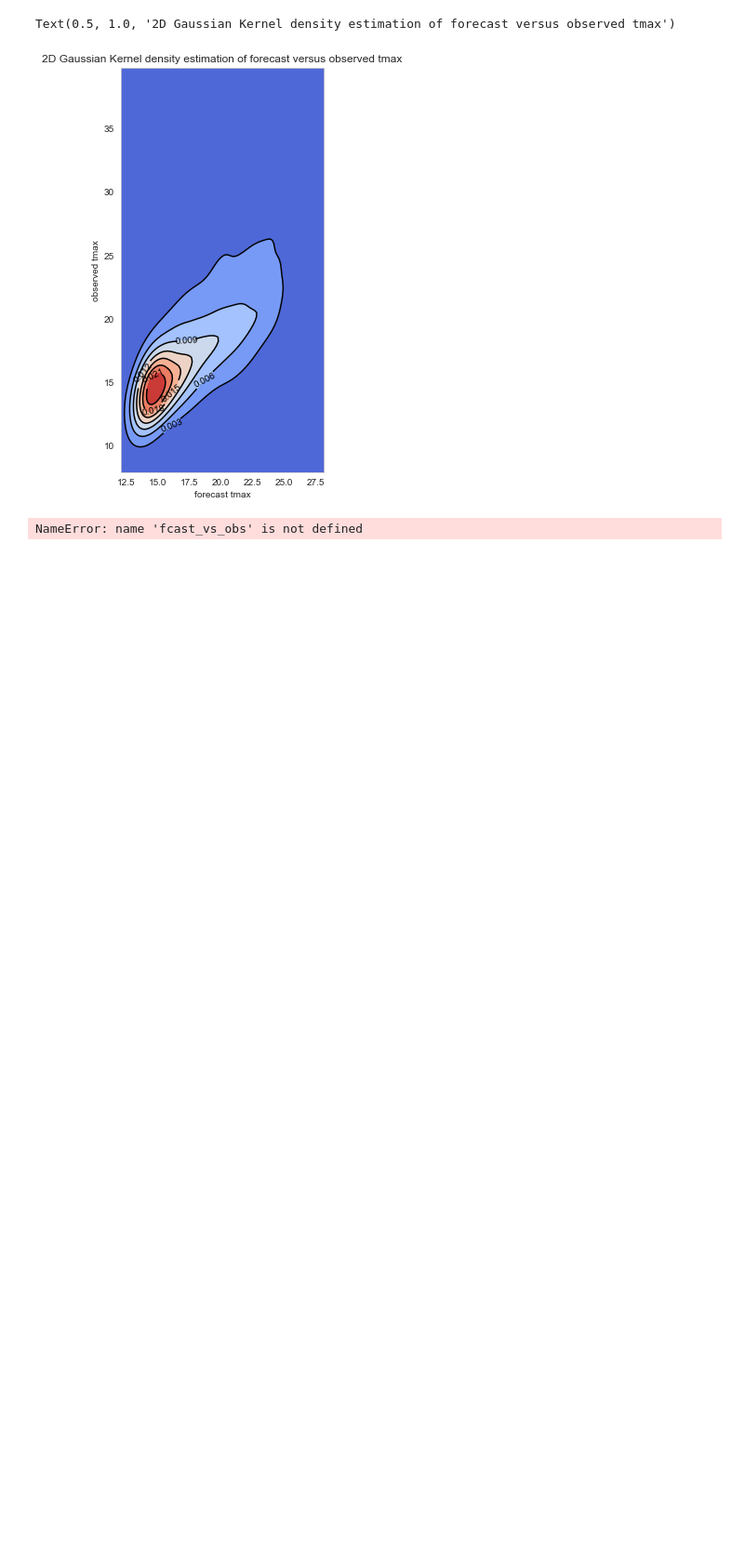
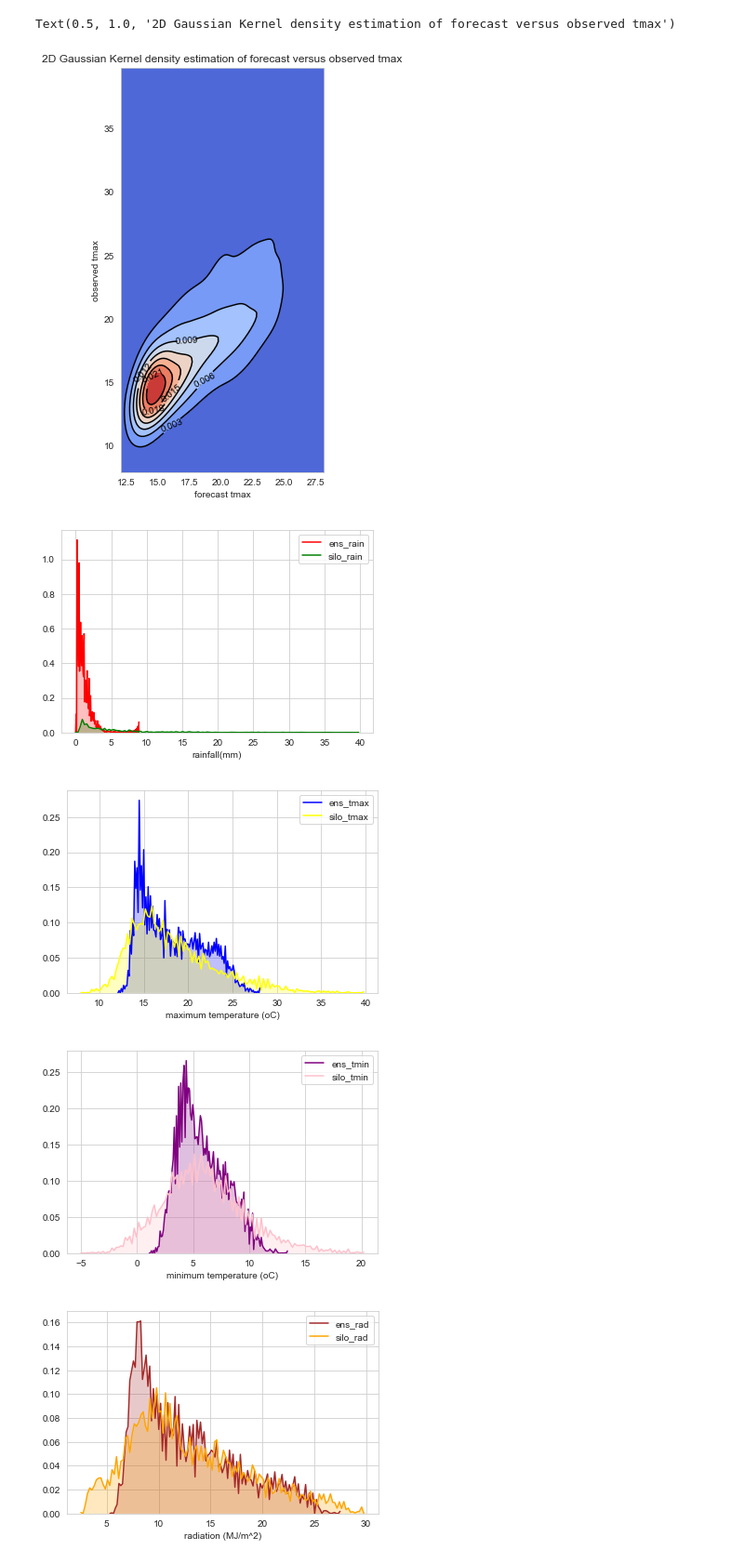
Before and after one commit to EvaZinkovsky/AgScoresWeatherAnalytics, a Jupyter notebook: scripts/EvasCode2.ipynb, the cells around one changed output. Shown at 93% size. Cells and saved outputs as stored; diff of their text form; code cells hidden in the pictures; blank space fills up the shorter version.

```diff
--- a/scripts/EvasCode2.ipynb
+++ b/scripts/EvasCode2.ipynb
@@ -364,7 +356,6 @@ silo216_df = silo216_df.drop(columns="month")
 silo216_df = silo216_df.drop(columns="day")
 silo216_df = silo216_df.drop(columns="year")
 silo216_df = silo216_df.drop(columns="DOY")
-silo216_df = silo216_df.drop(columns="evap")
 silo216_df = silo216_df.drop(columns="vp")
 
 silo216_df.head()
@@ -388,3 +378,8 @@ fcast_vs_obs.head()
 | 2 | 1990002 | 16.0 | 24.3 | 0.2 | 9.2 | 20.1 | 26.0 | 0.0 | 8.4 |
 | 3 | 1990003 | 17.5 | 24.5 | 0.0 | 9.8 | 19.0 | 28.3 | 0.0 | 13.0 |
 | 4 | 1990004 | 16.9 | 25.8 | 0.0 | 11.0 | 19.0 | 29.1 | 0.0 | 14.0 |
+# %%
+# remove the index column and use the year_ens as the index column instead
+
+fcast_vs_obs.set_index('year_ensday', inplace=True)
+print(fcast_vs_obs)
@@ -713,31 +724,38 @@ import seaborn as sns
 
 sRain = fcast_vs_obs["silo_rain"]
 eRain = fcast_vs_obs["ens_rain"]
 sTMa = fcast_vs_obs["silo_tmax"]
 eTMa = fcast_vs_obs["ens_tmax"]
 sTMi = fcast_vs_obs["silo_tmin"]
 eTMi = fcast_vs_obs["ens_tmin"]
 sRad = fcast_vs_obs["silo_rad"]
 eRad = fcast_vs_obs["ens_rad"]
 
 sns.set_style('whitegrid')
 ax1 = sns.kdeplot(eRain, bw=0, color = 'red', shade = 'true')
 ax1 = sns.kdeplot(sRain, bw=0, color = 'green', shade = 'true')
+plt.xlabel('rainfall(mm)')
 plt.show()
 
 sns.set_style('whitegrid')
 ax2 = sns.kdeplot(eTMa, bw=0, color = 'blue', shade = 'true')
 ax2 = sns.kdeplot(sTMa, bw=0, color = 'yellow', shade = 'true')
+plt.xlabel('maximum temperature (oC)')
 plt.show()
 
 sns.set_style('whitegrid')
 ax3 = sns.kdeplot(eTMi, bw=0, color = 'purple', shade = 'true')
 ax3 = sns.kdeplot(sTMi, bw=0, color = 'pink', shade = 'true')
+plt.xlabel('minimum temperature (oC)')
 plt.show()
 
 sns.set_style('whitegrid')
 ax4 = sns.kdeplot(eRad, bw=0, color = 'brown', shade = 'true')
 ax4 = sns.kdeplot(sRad, bw=0, color = 'orange', shade = 'true')
+plt.xlabel('radiation (MJ/m^2)')
 plt.show()
 # %% [output]
-NameError: name 'fcast_vs_obs' is not defined
+[figure, added]
+[figure, added]
+[figure, added]
+[figure, added]
```
Also changed, not shown: parts of 13 cells of this notebook.
